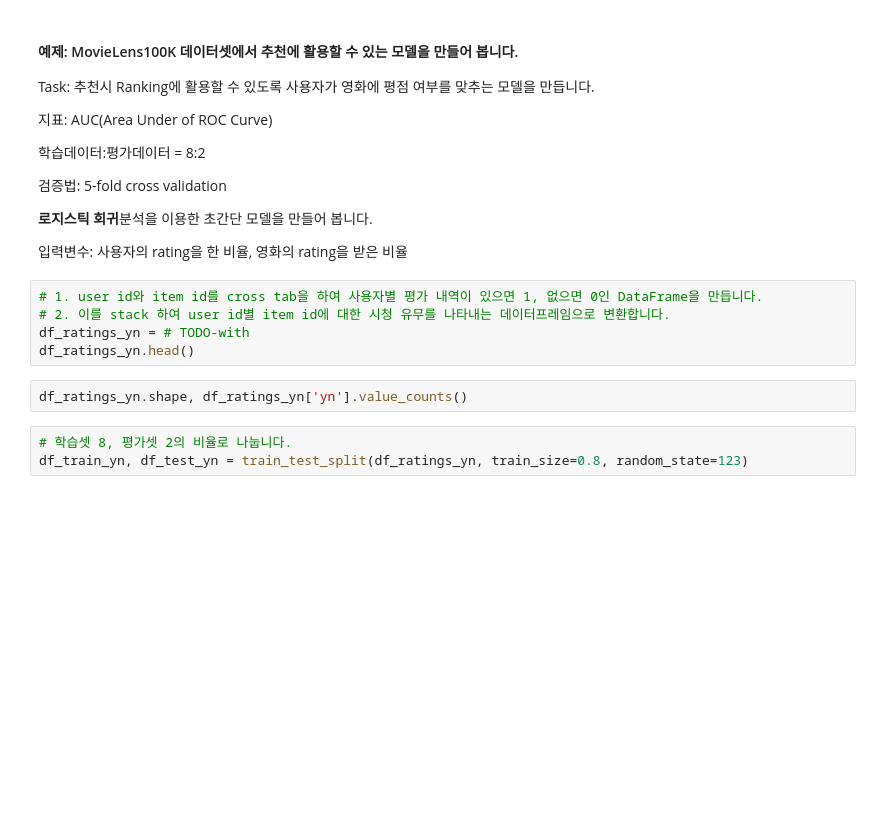
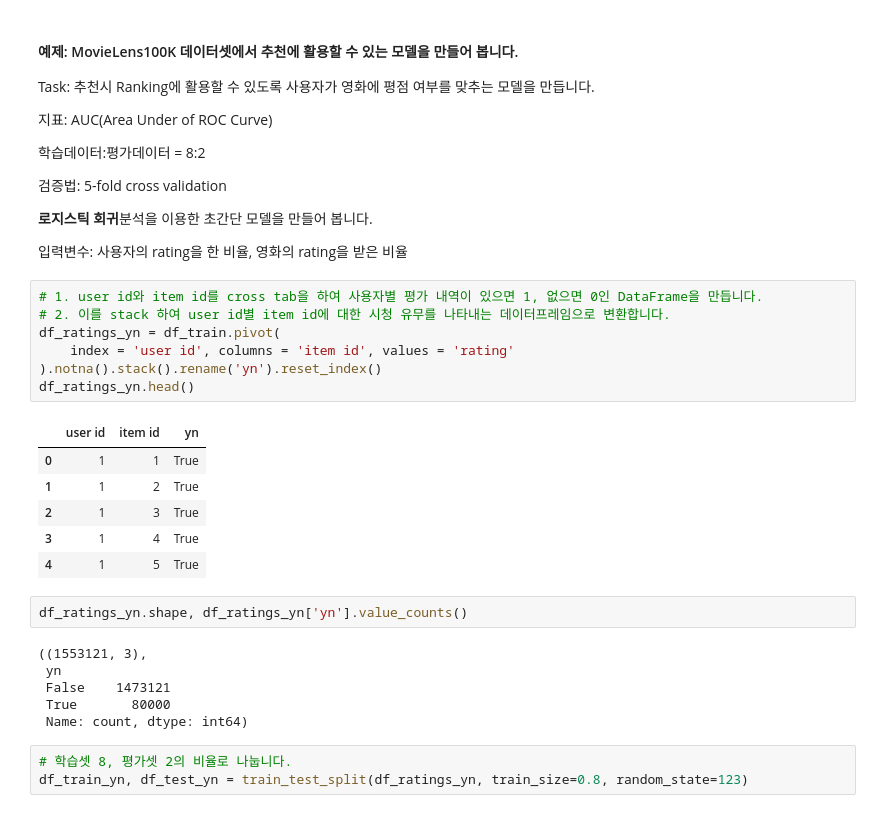
Before and after one commit to sunkusun9/rcmd_2506, a Jupyter notebook: 4.머신 러닝 개론.ipynb, the cells around one changed output. Saved outputs shown, nothing was run; the diff lists cells and outputs as text; blank space fills up the shorter version.

```diff
--- a/4.머신 러닝 개론.ipynb
+++ b/4.머신 러닝 개론.ipynb
@@ -1119,10 +1224,25 @@ Task: 추천시 Ranking에 활용할 수 있도록 사용자가 영화에 평점
 # %%
 # 1. user id와 item id를 cross tab을 하여 사용자별 평가 내역이 있으면 1, 없으면 0인 DataFrame을 만듭니다.
 # 2. 이를 stack 하여 user id별 item id에 대한 시청 유무를 나타내는 데이터프레임으로 변환합니다.
-df_ratings_yn = # TODO-with
+df_ratings_yn = df_train.pivot(
+    index = 'user id', columns = 'item id', values = 'rating'
+).notna().stack().rename('yn').reset_index()
 df_ratings_yn.head()
+# %% [output]
+|  | user id | item id | yn |
+| 0 | 1 | 1 | True |
+| 1 | 1 | 2 | True |
+| 2 | 1 | 3 | True |
+| 3 | 1 | 4 | True |
+| 4 | 1 | 5 | True |
 # %%
 df_ratings_yn.shape, df_ratings_yn['yn'].value_counts()
+# %% [output]
+((1553121, 3),
+ yn
+ False    1473121
+ True       80000
+ Name: count, dtype: int64)
 # %%
 # 학습셋 8, 평가셋 2의 비율로 나눕니다.
 df_train_yn, df_test_yn = train_test_split(df_ratings_yn, train_size=0.8, random_state=123)
```
Also changed, not shown: parts of 15 cells of this notebook.
